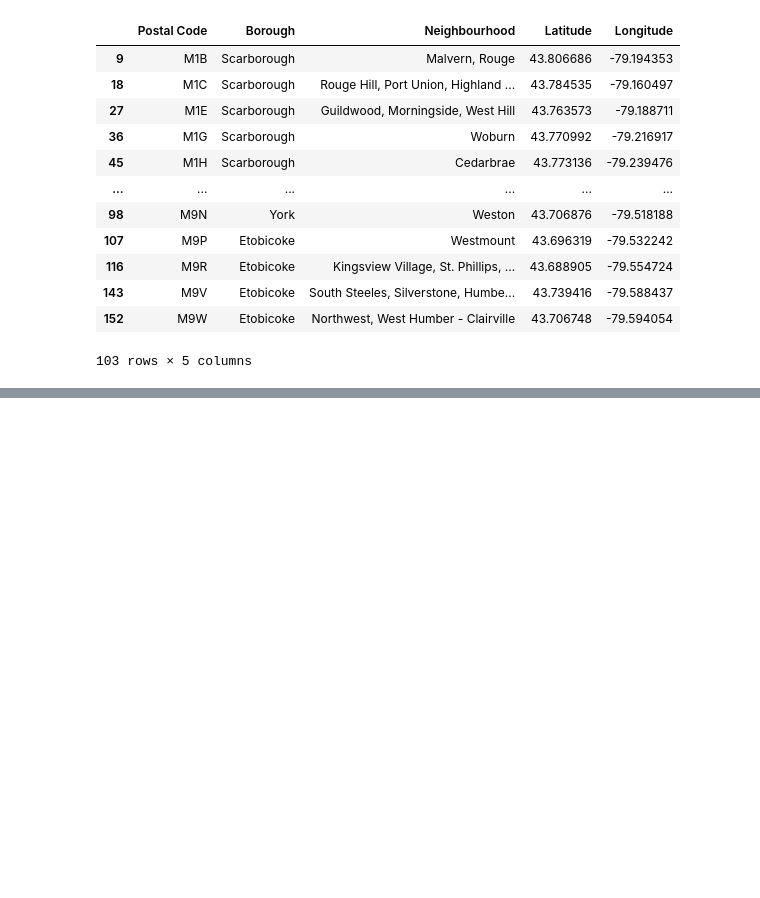
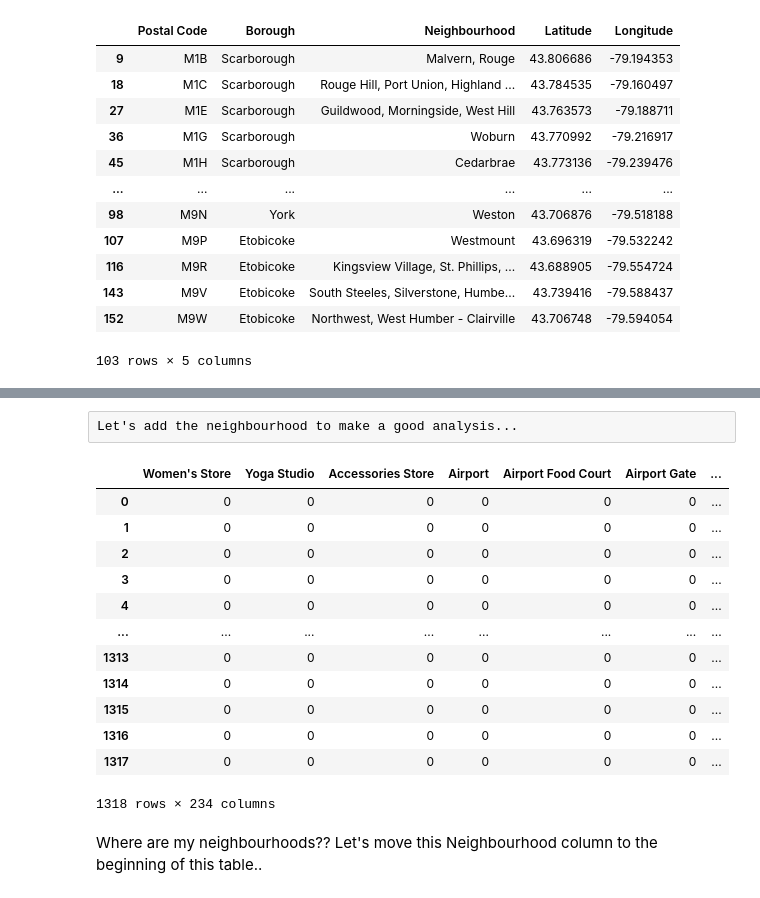
Before and after one commit to renekluijtmans/Coursera_Capstone, a Jupyter notebook: Segmenting and Clustering Neighborhoods in Toronto.ipynb, the cells around one changed output, grey strips where cells are left out. Saved outputs shown, nothing was run; the diff lists cells and outputs as text; code cells hidden in the pictures; blank space fills up the shorter version.

Commit message:
Published from Watson Studio.

```diff
--- a/Segmenting and Clustering Neighborhoods in Toronto.ipynb
+++ b/Segmenting and Clustering Neighborhoods in Toronto.ipynb
@@ -174,0 +344,22 @@ toronto_complete
+# %% [raw]
+Let's add the neighbourhood to make a good analysis...
+# %%
+Toronto_Venues_OHE['Neighbourhood'] = Toronto_Venues['Neighbourhood']
+
+Toronto_Venues_OHE
+# %% [output]
+|  | Women's Store | Yoga Studio | Accessories Store | Airport | Airport Food Court | Airport Gate | ... |
+| 0 | 0 | 0 | 0 | 0 | 0 | 0 | ... |
+| 1 | 0 | 0 | 0 | 0 | 0 | 0 | ... |
+| 2 | 0 | 0 | 0 | 0 | 0 | 0 | ... |
+| 3 | 0 | 0 | 0 | 0 | 0 | 0 | ... |
+| 4 | 0 | 0 | 0 | 0 | 0 | 0 | ... |
+| ... | ... | ... | ... | ... | ... | ... | ... |
+| 1313 | 0 | 0 | 0 | 0 | 0 | 0 | ... |
+| 1314 | 0 | 0 | 0 | 0 | 0 | 0 | ... |
+| 1315 | 0 | 0 | 0 | 0 | 0 | 0 | ... |
+| 1316 | 0 | 0 | 0 | 0 | 0 | 0 | ... |
+| 1317 | 0 | 0 | 0 | 0 | 0 | 0 | ... |
+1318 rows × 234 columns
+# %% [markdown]
+Where are my neighbourhoods?? Let's move this Neighbourhood column to the beginning of this table..
```
Also changed, not shown: parts of 79 cells of this notebook.
